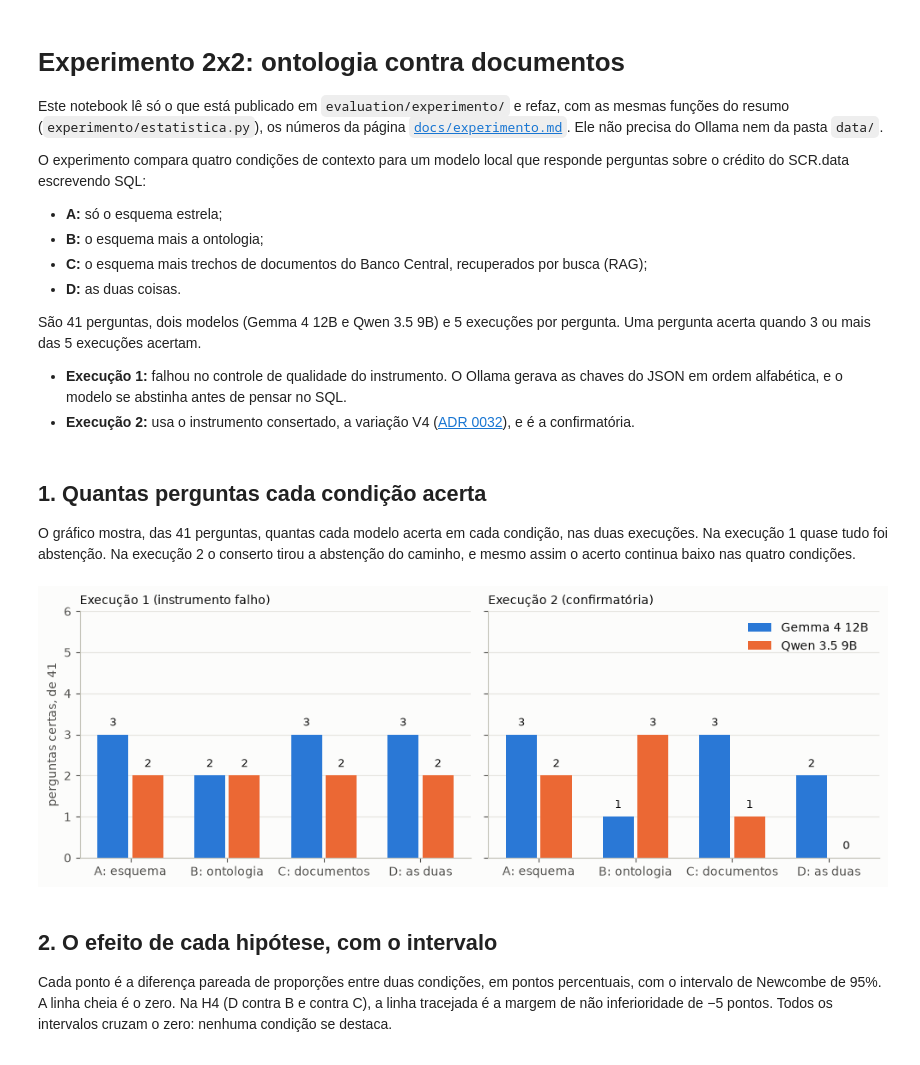
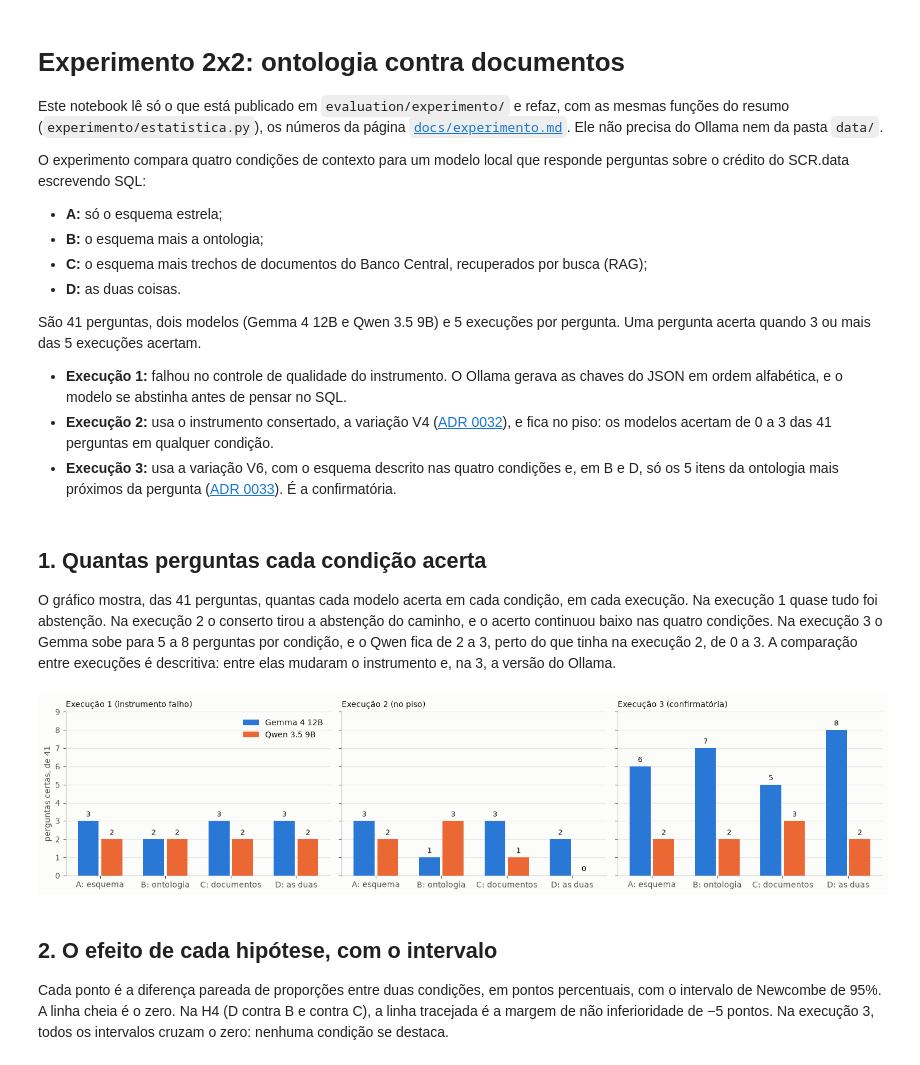
Before and after one commit to RCHRDYv/bcb-credito-governanca, a Jupyter notebook: notebooks/experimento.ipynb, the cells around one changed output. Cells and saved outputs as stored; diff of their text form; code cells hidden in the pictures.

```diff
--- a/notebooks/experimento.ipynb
+++ b/notebooks/experimento.ipynb
@@ -13,7 +13,8 @@ O experimento compara quatro condições de contexto para um modelo local que re
 São 41 perguntas, dois modelos (Gemma 4 12B e Qwen 3.5 9B) e 5 execuções por pergunta. Uma pergunta acerta quando 3 ou mais das 5 execuções acertam.
 
 - **Execução 1:** falhou no controle de qualidade do instrumento. O Ollama gerava as chaves do JSON em ordem alfabética, e o modelo se abstinha antes de pensar no SQL.
-- **Execução 2:** usa o instrumento consertado, a variação V4 ([ADR 0032](../docs/adr/0032-emenda-do-instrumento-do-experimento.md)), e é a confirmatória.
+- **Execução 2:** usa o instrumento consertado, a variação V4 ([ADR 0032](../docs/adr/0032-emenda-do-instrumento-do-experimento.md)), e fica no piso: os modelos acertam de 0 a 3 das 41 perguntas em qualquer condição.
+- **Execução 3:** usa a variação V6, com o esquema descrito nas quatro condições e, em B e D, só os 5 itens da ontologia mais próximos da pergunta ([ADR 0033](../docs/adr/0033-correcao-do-instrumento-do-experimento.md)). É a confirmatória.
 # %%
 # PT: o publicado e a estatística do projeto, sem dado bruto.
 # EN: published results and the project's statistics, no raw data.
@@ -27,9 +28,16 @@ from IPython.display import Markdown, display
 RAIZ = Path.cwd().parent if (Path.cwd().parent / "evaluation").exists() else Path.cwd()
 sys.path.insert(0, str(RAIZ))
 from experimento import estatistica  # noqa: E402
+from experimento.execucoes import EXECUCOES  # noqa: E402
 
-resultados = {n: json.loads((RAIZ / "evaluation" / "experimento" / f"execucao-{n}" / "resultado.json")
-                            .read_text(encoding="utf-8")) for n in (1, 2)}
+# PT: as execuções publicadas, pelo mapa do experimento/execucoes.py, como
+#     na página; a confirmatória é a mais nova.
+# EN: published runs, from the experiment's run map; the newest is
+#     confirmatory.
+PUBLICADO = RAIZ / "evaluation" / "experimento"
+resultados = {n: json.loads((PUBLICADO / f"execucao-{n}" / "resultado.json").read_text(encoding="utf-8"))
+              for n in EXECUCOES if (PUBLICADO / f"execucao-{n}" / "resultado.json").exists()}
+CONFIRMATORIA = max(resultados)
 MODELOS = {"gemma-4-12b": "Gemma 4 12B", "qwen3.5-9b": "Qwen 3.5 9B"}
 CONDICOES = ["A", "B", "C", "D"]
 NOMES = {"A": "A: esquema", "B": "B: ontologia", "C": "C: documentos", "D": "D: as duas"}
@@ -44,35 +52,40 @@ plt.rcParams.update({"figure.facecolor": "#fcfcfb", "axes.facecolor": "#fcfcfb",
 # %% [markdown]
 ## 1. Quantas perguntas cada condição acerta
 
-O gráfico mostra, das 41 perguntas, quantas cada modelo acerta em cada condição, nas duas execuções. Na execução 1 quase tudo foi abstenção. Na execução 2 o conserto tirou a abstenção do caminho, e mesmo assim o acerto continua baixo nas quatro condições.
+O gráfico mostra, das 41 perguntas, quantas cada modelo acerta em cada condição, em cada execução. Na execução 1 quase tudo foi abstenção. Na execução 2 o conserto tirou a abstenção do caminho, e o acerto continuou baixo nas quatro condições. Na execução 3 o Gemma sobe para 5 a 8 perguntas por condição, e o Qwen fica de 2 a 3, perto do que tinha na execução 2, de 0 a 3. A comparação entre execuções é descritiva: entre elas mudaram o instrumento e, na 3, a versão do Ollama.
 # %%
 # PT: perguntas certas por condição e modelo, uma faixa por execução.
 # EN: right questions per condition and model, one panel per run.
-fig, eixos = plt.subplots(1, 2, figsize=(10, 3.6), sharey=True)
+# PT: squeeze=False devolve sempre uma grade, mesmo com uma execução só.
+# EN: squeeze=False always returns a grid, even with a single run.
+fig, grade = plt.subplots(1, len(resultados), figsize=(5 * len(resultados), 3.6), sharey=True, squeeze=False)
+eixos = grade[0]
 largura = 0.36
-for eixo, n in zip(eixos, (1, 2)):
+for eixo, n in zip(eixos, sorted(resultados)):
     for k, (modelo, nome) in enumerate(MODELOS.items()):
         certas = [resultados[n]["modelos"][modelo]["analise"]["condicoes"][c]["perguntas_certas"] for c in CONDICOES]
         xs = [i + (k - 0.5) * largura for i in range(4)]
         barras = eixo.bar(xs, certas, width=largura - 0.04, color=COR[modelo], label=nome)
         for x, v in zip(xs, certas):
             eixo.text(x, v + 0.15, str(v), ha="center", va="bottom", fontsize=9, color="#0b0b0b")
     eixo.set_xticks(range(4), [NOMES[c] for c in CONDICOES])
-    eixo.set_title(f"Execução {n}" + (" (instrumento falho)" if n == 1 else " (confirmatória)"), loc="left",
-                   fontsize=10, color="#0b0b0b")
+    situacao = "instrumento falho" if n == 1 else "confirmatória" if n == CONFIRMATORIA else "no piso"
+    eixo.set_title(f"Execução {n} ({situacao})", loc="left", fontsize=10, color="#0b0b0b")
     eixo.yaxis.grid(True, color="#e6e5e0", linewidth=0.8)
     eixo.set_axisbelow(True)
 eixos[0].set_ylabel("perguntas certas, de 41")
 maximo = max(r["modelos"][m]["analise"]["condicoes"][c]["perguntas_certas"]
              for r in resultados.values() for m in MODELOS for c in CONDICOES)
 eixos[0].set_ylim(0, max(6, maximo + 1))
-eixos[1].legend(frameon=False, loc="upper right")
+# PT: a legenda vai no painel de barras mais baixas, para não cobrir um rótulo.
+# EN: the legend goes on the lowest-bar panel, so it covers no label.
+eixos[0].legend(frameon=False, loc="upper right")
 fig.tight_layout()
 plt.show()
 # %% [output]
-[figure, old version]
+[figure, new version]
 # %% [markdown]
 ## 2. O efeito de cada hipótese, com o intervalo
 
-Cada ponto é a diferença pareada de proporções entre duas condições, em pontos percentuais, com o intervalo de Newcombe de 95%. A linha cheia é o zero. Na H4 (D contra B e contra C), a linha tracejada é a margem de não inferioridade de −5 pontos. Todos os intervalos cruzam o zero: nenhuma condição se destaca.
+Cada ponto é a diferença pareada de proporções entre duas condições, em pontos percentuais, com o intervalo de Newcombe de 95%. A linha cheia é o zero. Na H4 (D contra B e contra C), a linha tracejada é a margem de não inferioridade de −5 pontos. Na execução 3, todos os intervalos cruzam o zero: nenhuma condição se destaca.
 # %%
```
Also changed, not shown: parts of 6 cells of this notebook, 11 other files.
